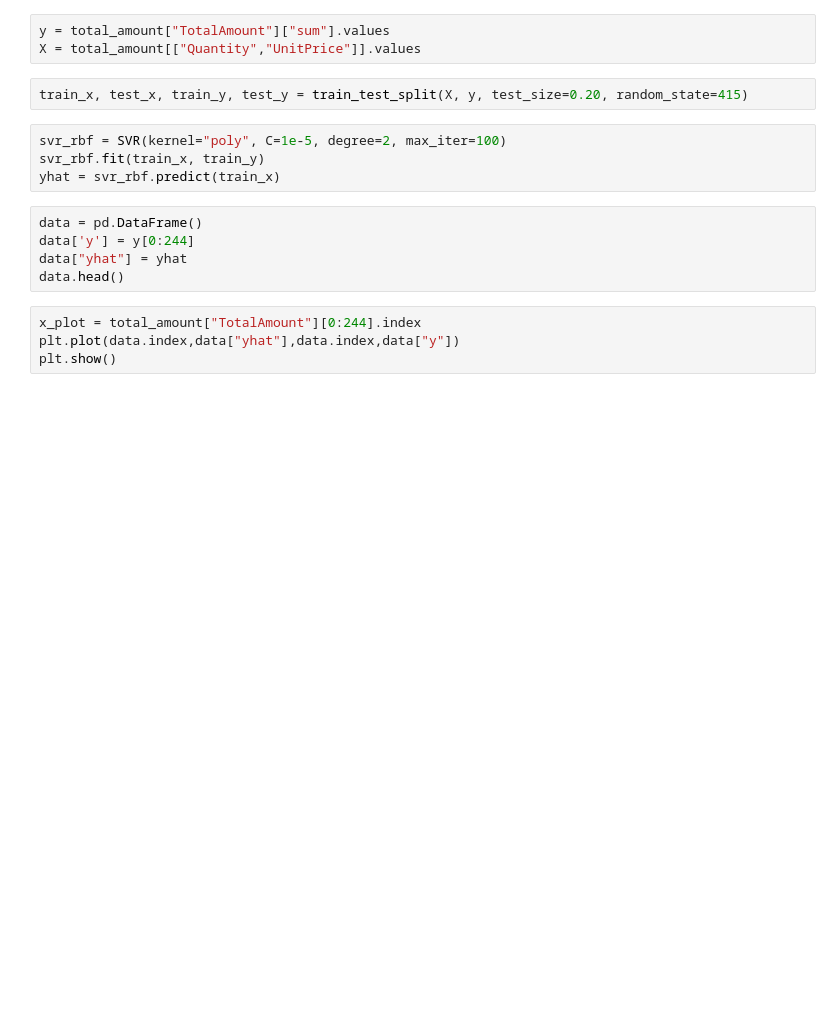
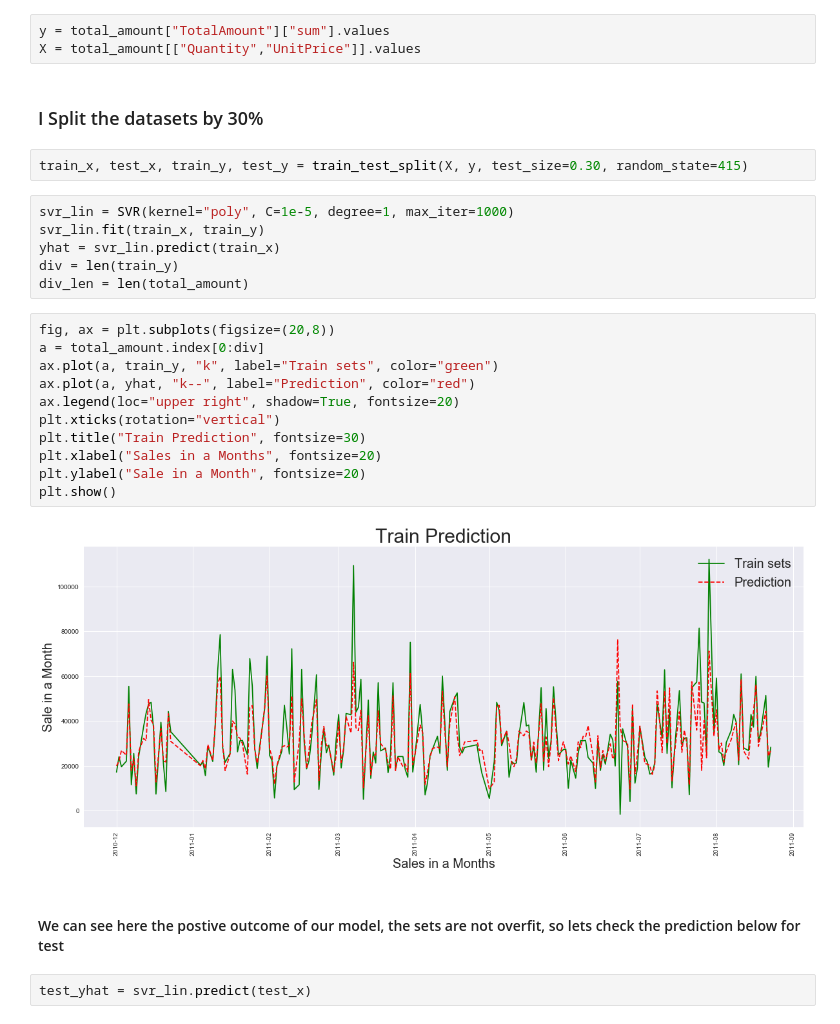
Before and after one commit to JAsanka/BUSINESS-INTELLIGENCE-SYSTEM, a Jupyter notebook: Untitled1.ipynb, the cells around one changed output. Drawn from its saved outputs; the diff is of its cells as text; blank space fills up the shorter version.

Commit message:
final
final with model SVR

```diff
--- a/Untitled1.ipynb
+++ b/Untitled1.ipynb
@@ -152,18 +154,30 @@ total_amount.head()
 # %%
 y = total_amount["TotalAmount"]["sum"].values
 X = total_amount[["Quantity","UnitPrice"]].values
+# %% [markdown]
+### I Split the datasets by 30%
 # %%
-train_x, test_x, train_y, test_y = train_test_split(X, y, test_size=0.20, random_state=415)
+train_x, test_x, train_y, test_y = train_test_split(X, y, test_size=0.30, random_state=415)
 # %%
-svr_rbf = SVR(kernel="poly", C=1e-5, degree=2, max_iter=100)
-svr_rbf.fit(train_x, train_y)
-yhat = svr_rbf.predict(train_x)
+svr_lin = SVR(kernel="poly", C=1e-5, degree=1, max_iter=1000)
+svr_lin.fit(train_x, train_y)
+yhat = svr_lin.predict(train_x)
+div = len(train_y)
+div_len = len(total_amount)
-# %%
-data = pd.DataFrame()
-data['y'] = y[0:244]
-data["yhat"] = yhat
-data.head()
-# %%
-x_plot = total_amount["TotalAmount"][0:244].index
-plt.plot(data.index,data["yhat"],data.index,data["y"])
-plt.show()
+# %%
+fig, ax = plt.subplots(figsize=(20,8))
+a = total_amount.index[0:div]
+ax.plot(a, train_y, "k", label="Train sets", color="green")
+ax.plot(a, yhat, "k--", label="Prediction", color="red")
+ax.legend(loc="upper right", shadow=True, fontsize=20)
+plt.xticks(rotation="vertical")
+plt.title("Train Prediction", fontsize=30)
+plt.xlabel("Sales in a Months", fontsize=20)
+plt.ylabel("Sale in a Month", fontsize=20)
+plt.show()
+# %% [output]
+[figure, added]
+# %% [markdown]
+#### We can see here the postive outcome of our model, the sets are not overfit, so lets check the prediction below for test
+# %%
+test_yhat = svr_lin.predict(test_x)
```
Also changed, not shown: parts of 8 cells of this notebook.
